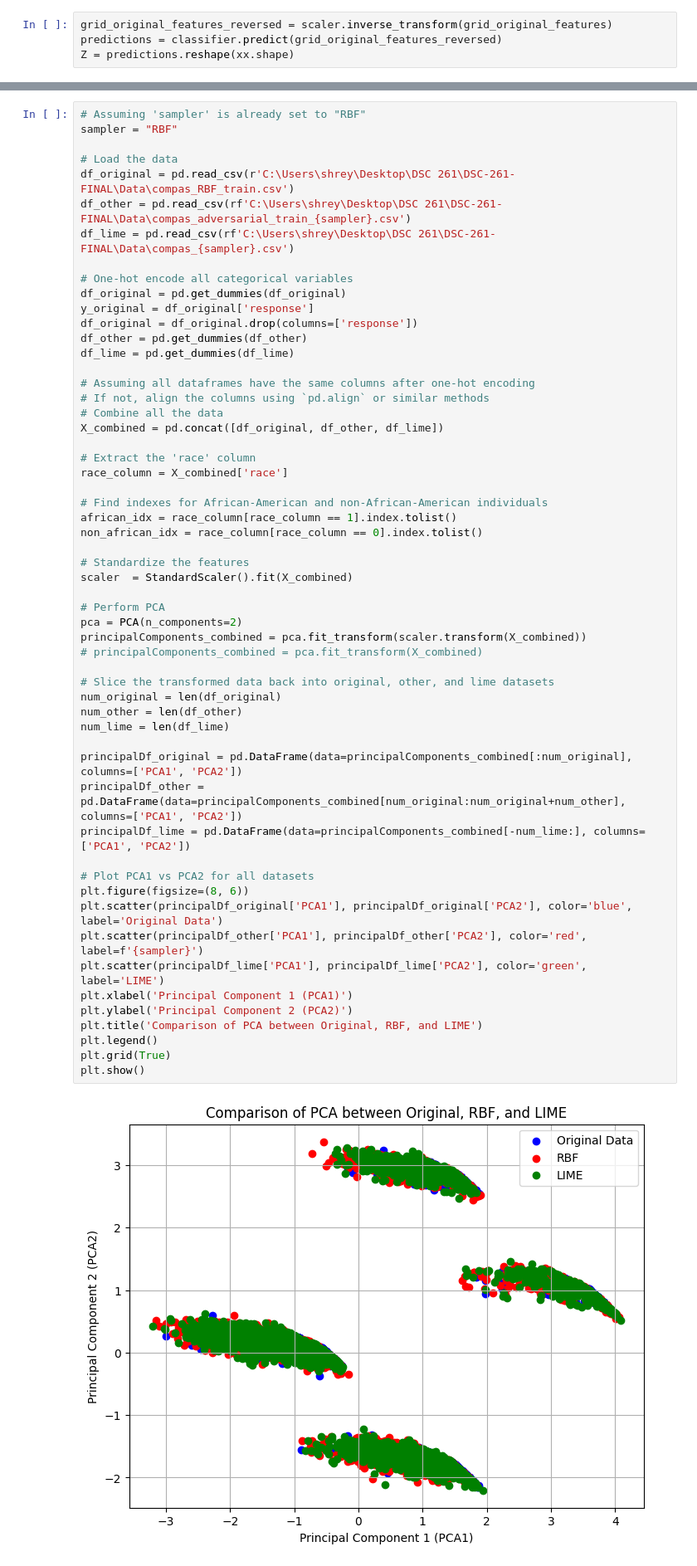
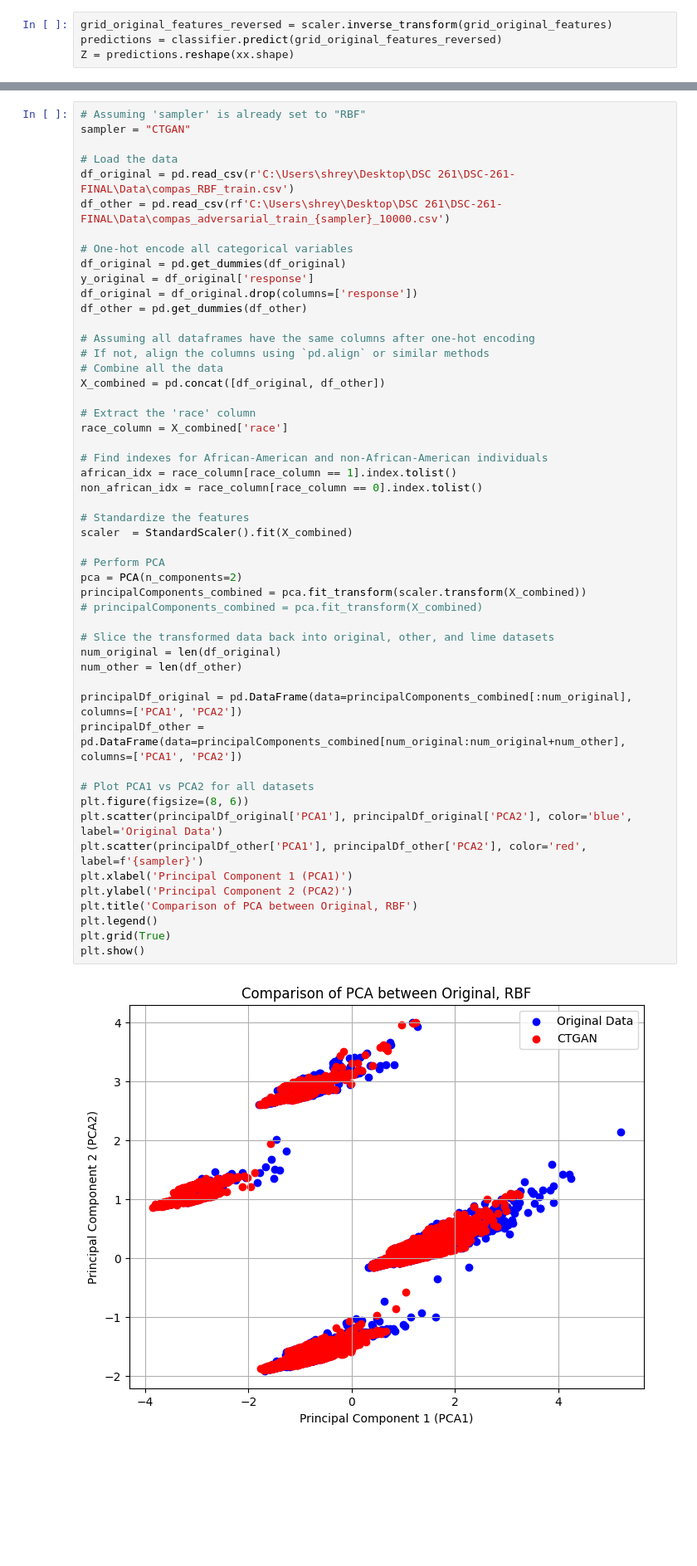
Before and after one commit to shreyan241/DSC-261-FINAL, a Jupyter notebook: Fooling-LIME-SHAP/pca_grid.ipynb, the cells around one changed output, grey strips where cells are left out. Shown at 83% size. Drawn from its saved outputs; the diff is of its cells as text; blank space fills up the shorter version.

```diff
--- a/Fooling-LIME-SHAP/pca_grid.ipynb
+++ b/Fooling-LIME-SHAP/pca_grid.ipynb
@@ -132,61 +132,56 @@ plt.show()
 # %%
 # Assuming 'sampler' is already set to "RBF"
-sampler = "RBF"
+sampler = "CTGAN"
 
 # Load the data
 df_original = pd.read_csv(r'C:\Users\shrey\Desktop\DSC 261\DSC-261-FINAL\Data\compas_RBF_train.csv')
-df_other = pd.read_csv(rf'C:\Users\shrey\Desktop\DSC 261\DSC-261-FINAL\Data\compas_adversarial_train_{sampler}.csv')
-df_lime = pd.read_csv(rf'C:\Users\shrey\Desktop\DSC 261\DSC-261-FINAL\Data\compas_{sampler}.csv')
+df_other = pd.read_csv(rf'C:\Users\shrey\Desktop\DSC 261\DSC-261-FINAL\Data\compas_adversarial_train_{sampler}_10000.csv')
 
 # One-hot encode all categorical variables
 df_original = pd.get_dummies(df_original)
 y_original = df_original['response']
 df_original = df_original.drop(columns=['response'])
 df_other = pd.get_dummies(df_other)
-df_lime = pd.get_dummies(df_lime)
 
 # Assuming all dataframes have the same columns after one-hot encoding
 # If not, align the columns using `pd.align` or similar methods
 # Combine all the data
-X_combined = pd.concat([df_original, df_other, df_lime])
+X_combined = pd.concat([df_original, df_other])
 
 # Extract the 'race' column
 race_column = X_combined['race']
 
 # Find indexes for African-American and non-African-American individuals
 african_idx = race_column[race_column == 1].index.tolist()
 non_african_idx = race_column[race_column == 0].index.tolist()
 
 # Standardize the features
 scaler  = StandardScaler().fit(X_combined)
 
 # Perform PCA
 pca = PCA(n_components=2)
 principalComponents_combined = pca.fit_transform(scaler.transform(X_combined))
 # principalComponents_combined = pca.fit_transform(X_combined)
 
 # Slice the transformed data back into original, other, and lime datasets
 num_original = len(df_original)
 num_other = len(df_other)
-num_lime = len(df_lime)
 
 principalDf_original = pd.DataFrame(data=principalComponents_combined[:num_original], columns=['PCA1', 'PCA2'])
 principalDf_other = pd.DataFrame(data=principalComponents_combined[num_original:num_original+num_other], columns=['PCA1', 'PCA2'])
-principalDf_lime = pd.DataFrame(data=principalComponents_combined[-num_lime:], columns=['PCA1', 'PCA2'])
 
 # Plot PCA1 vs PCA2 for all datasets
 plt.figure(figsize=(8, 6))
 plt.scatter(principalDf_original['PCA1'], principalDf_original['PCA2'], color='blue', label='Original Data')
 plt.scatter(principalDf_other['PCA1'], principalDf_other['PCA2'], color='red', label=f'{sampler}')
-plt.scatter(principalDf_lime['PCA1'], principalDf_lime['PCA2'], color='green', label='LIME')
 plt.xlabel('Principal Component 1 (PCA1)')
 plt.ylabel('Principal Component 2 (PCA2)')
-plt.title('Comparison of PCA between Original, RBF, and LIME')
+plt.title('Comparison of PCA between Original, RBF')
 plt.legend()
 plt.grid(True)
 plt.show()
 # %% [output]
-[figure, old version]
+[figure, new version]
 # %%
 x_min, x_max = principalComponents_combined[:, 0].min() - 1, principalComponents_combined[:, 0].max() + 1
 y_min, y_max = principalComponents_combined[:, 1].min() - 1, principalComponents_combined[:, 1].max() + 1
```
Also changed, not shown: parts of 8 cells of this notebook, 2 other files.
